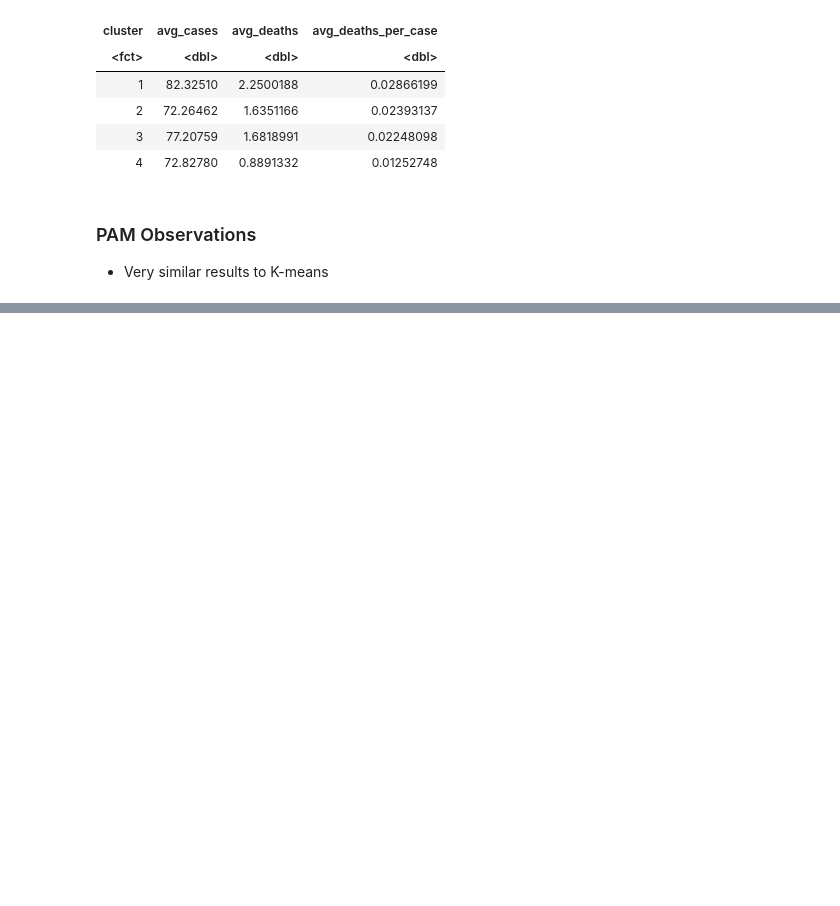
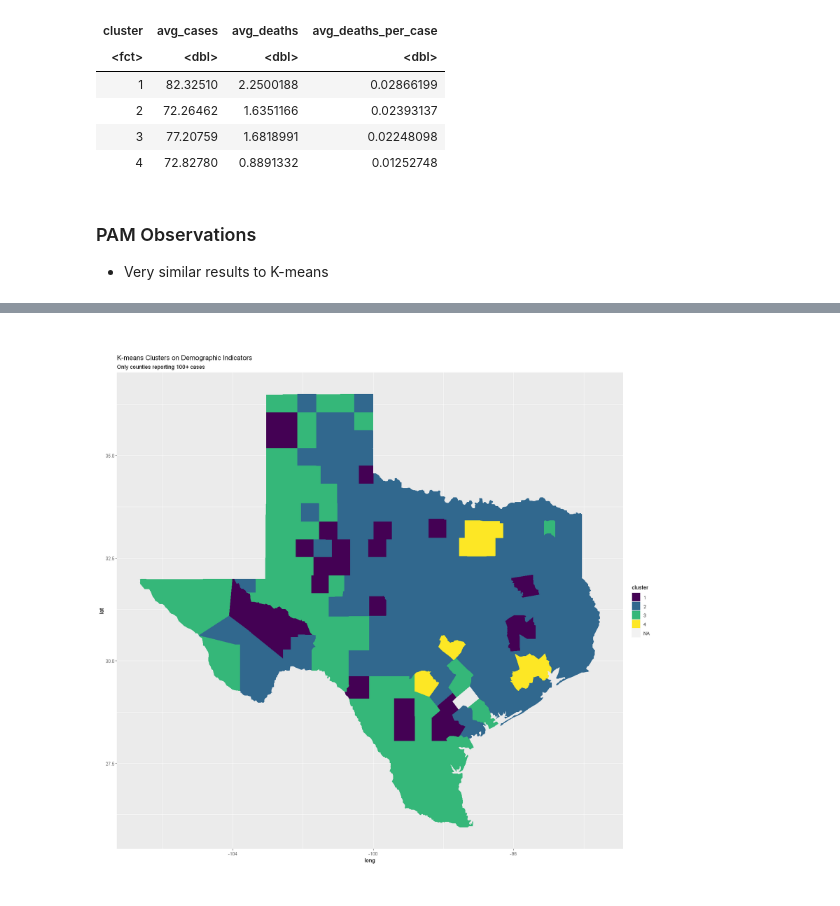
Before and after one commit to ncliu95/smu_dm_project_2, a Jupyter notebook: Project 2.ipynb, the cells around one changed output, grey strips where cells are left out. Cells and saved outputs as stored; diff of their text form; code cells hidden in the pictures; blank space fills up the shorter version.

```diff
--- a/Project 2.ipynb
+++ b/Project 2.ipynb
@@ -611,0 +614,9 @@ A tibble: 4 × 4
+# %%
+options(repr.plot.width = 15, repr.plot.height = 15)
+ggplot(counties_TX_clust, aes(long, lat)) +
+  geom_polygon(aes(group = group, fill = cluster)) +
+  coord_quickmap() +
+  scale_fill_viridis_d() +
+  labs(title = "K-means Clusters on Demographic Indicators", subtitle = "Only counties reporting 100+ cases")
+# %% [output]
+[figure, added]
```
Also changed, not shown: parts of 20 cells of this notebook.
